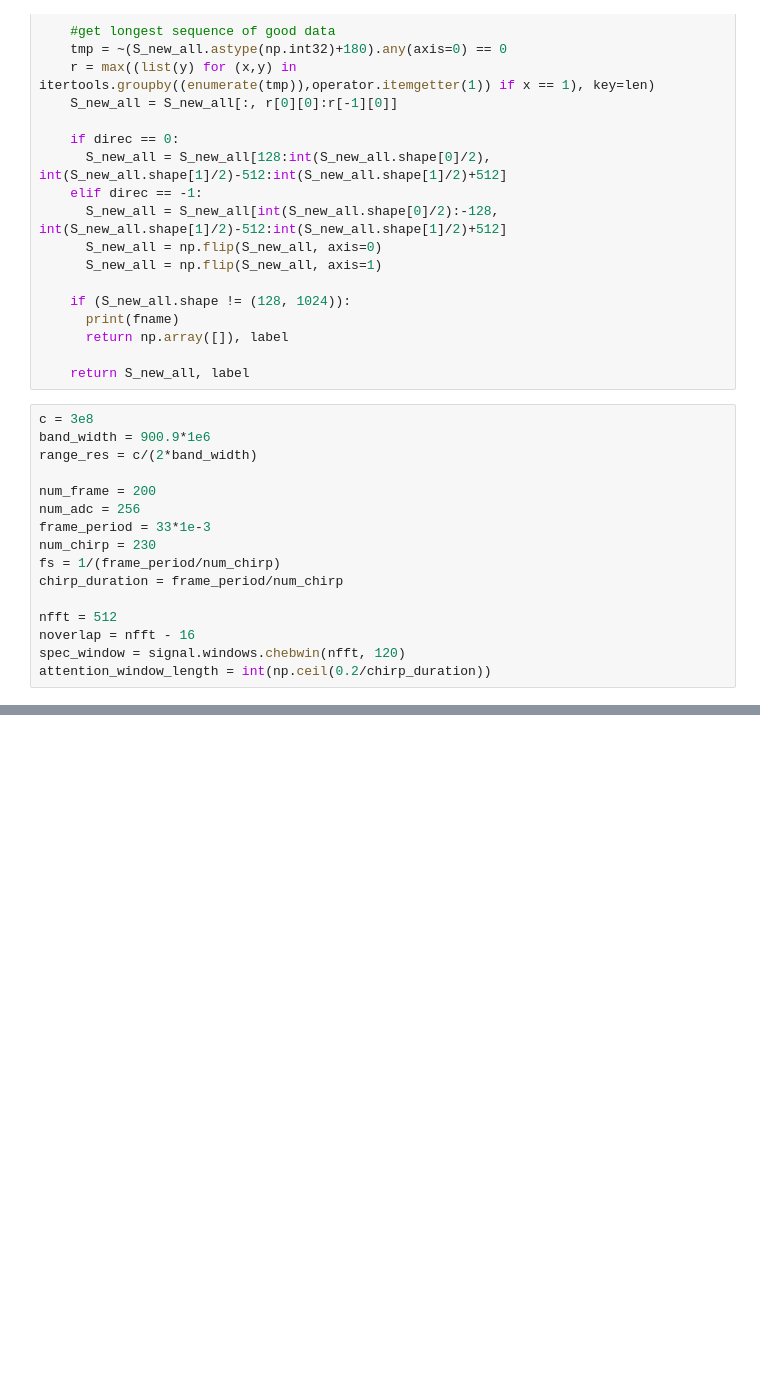
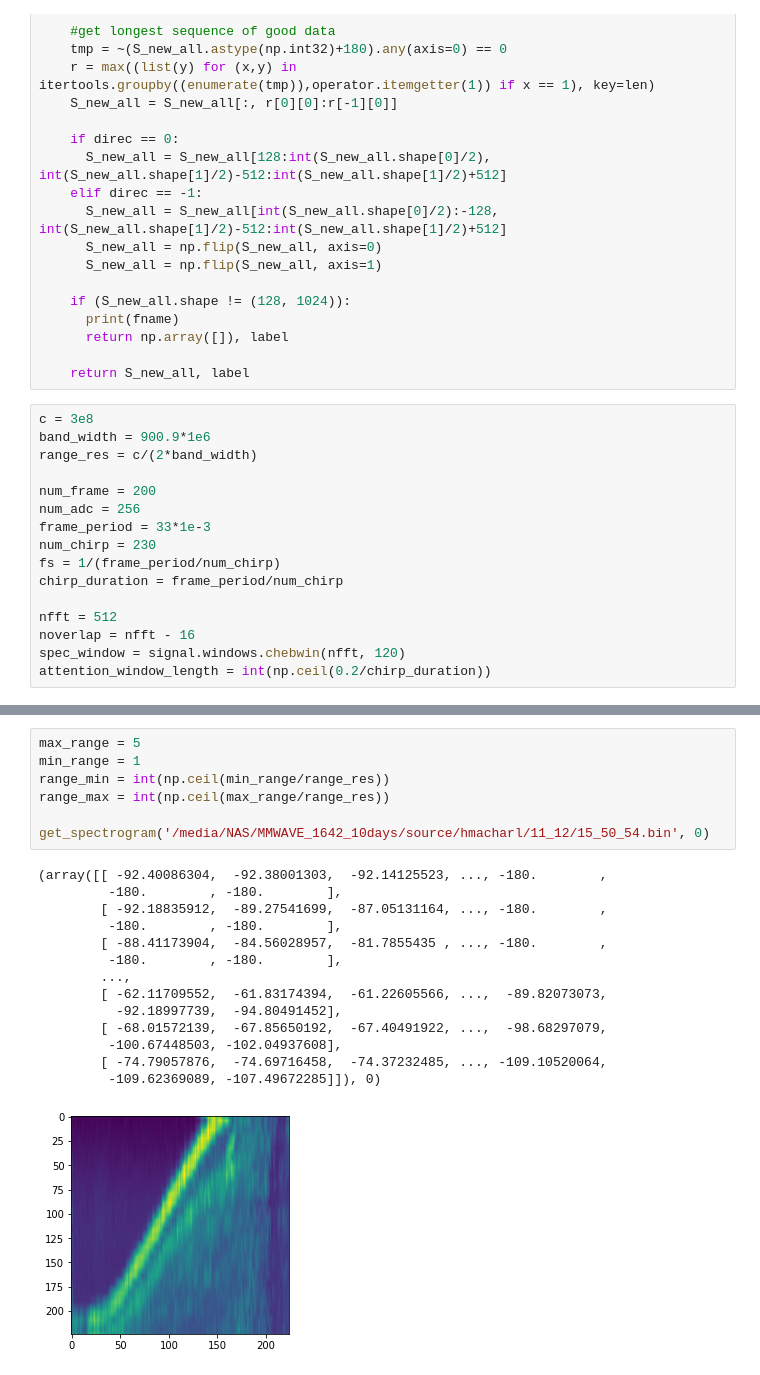
Before and after one commit to itskalvik/spatio-temporal-domain-adaptation, a Jupyter notebook: preprocess/mmwave_spectrogram.ipynb, the cells around one changed output, grey strips where cells are left out. Drawn from its saved outputs; the diff is of its cells as text; blank space fills up the shorter version.

```diff
--- a/preprocess/mmwave_spectrogram.ipynb
+++ b/preprocess/mmwave_spectrogram.ipynb
@@ -409,0 +422,22 @@ hf.close()
+# %%
+max_range = 5
+min_range = 1
+range_min = int(np.ceil(min_range/range_res))
+range_max = int(np.ceil(max_range/range_res))
+
+get_spectrogram('/media/NAS/MMWAVE_1642_10days/source/hmacharl/11_12/15_50_54.bin', 0)
+# %% [output]
+(array([[ -92.40086304,  -92.38001303,  -92.14125523, ..., -180.        ,
+         -180.        , -180.        ],
+        [ -92.18835912,  -89.27541699,  -87.05131164, ..., -180.        ,
+         -180.        , -180.        ],
+        [ -88.41173904,  -84.56028957,  -81.7855435 , ..., -180.        ,
+         -180.        , -180.        ],
+        ...,
+        [ -62.11709552,  -61.83174394,  -61.22605566, ...,  -89.82073073,
+          -92.18997739,  -94.80491452],
+        [ -68.01572139,  -67.85650192,  -67.40491922, ...,  -98.68297079,
+         -100.67448503, -102.04937608],
+        [ -74.79057876,  -74.69716458,  -74.37232485, ..., -109.10520064,
+         -109.62369089, -107.49672285]]), 0)
+[figure, added]
```
Also changed, not shown: parts of 4 cells of this notebook, 45 other files.
